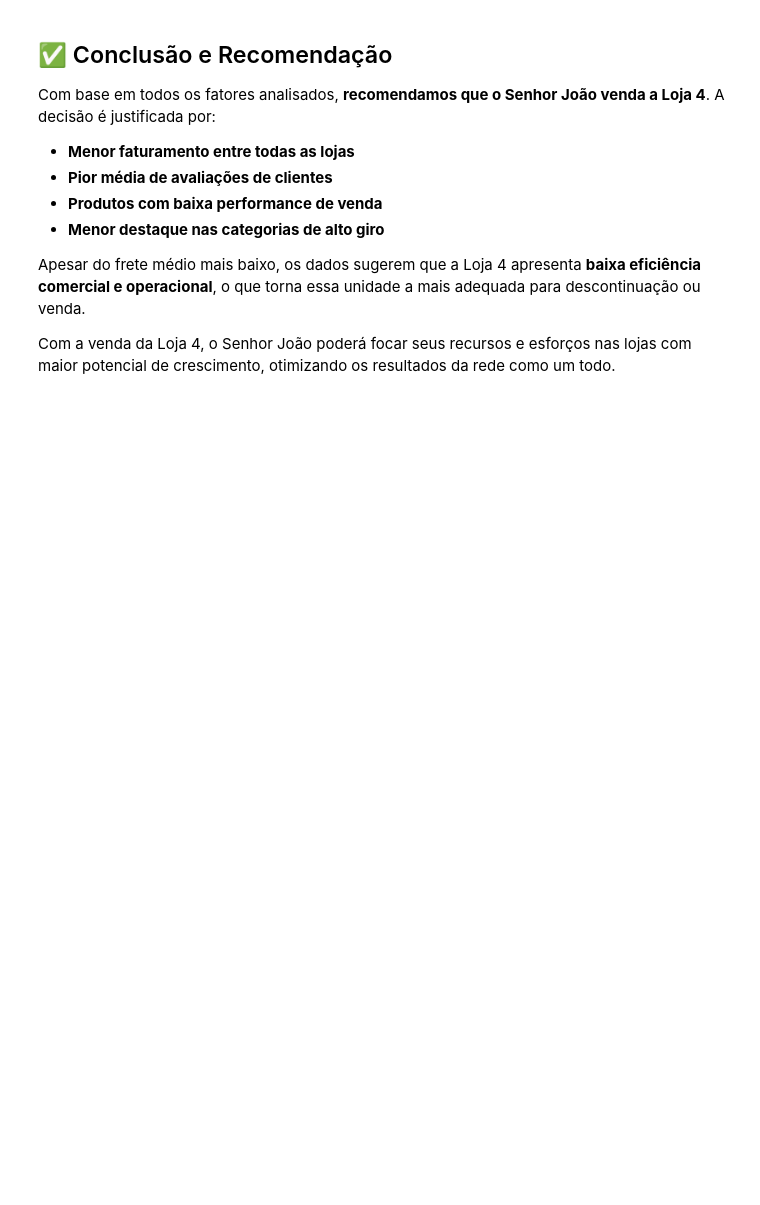
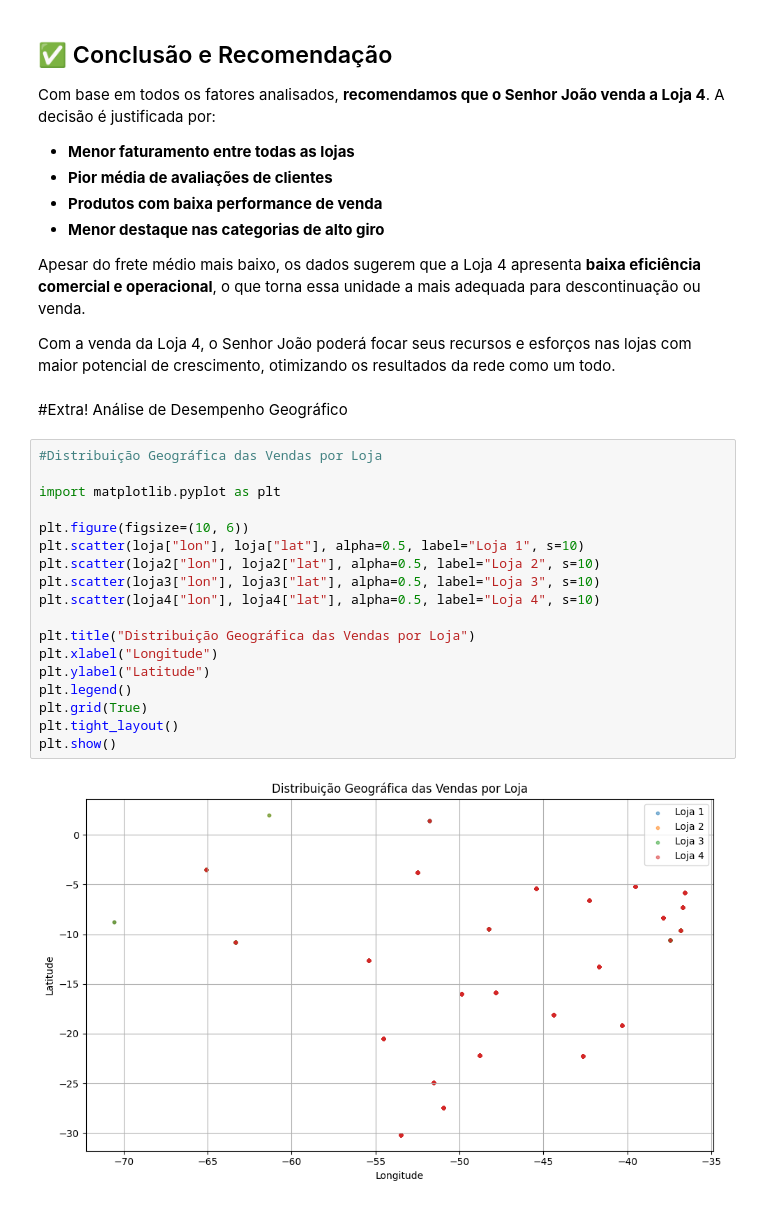
Before and after one commit to jorge218230/ChallengeAluraStore, a Jupyter notebook: AluraStoreBr_Jorge_Fernandes.ipynb, the cells around one changed output. Drawn from its saved outputs; the diff is of its cells as text; blank space fills up the shorter version.

Commit message:
Inclusão da Análise de Desempenho Geográfico

```diff
--- a/AluraStoreBr_Jorge_Fernandes.ipynb
+++ b/AluraStoreBr_Jorge_Fernandes.ipynb
@@ -462,3 +462,25 @@ Com base em todos os fatores analisados, **recomendamos que o Senhor João venda
 Apesar do frete médio mais baixo, os dados sugerem que a Loja 4 apresenta **baixa eficiência comercial e operacional**, o que torna essa unidade a mais adequada para descontinuação ou venda.
 
 Com a venda da Loja 4, o Senhor João poderá focar seus recursos e esforços nas lojas com maior potencial de crescimento, otimizando os resultados da rede como um todo.
+# %% [markdown]
+#Extra!  Análise de Desempenho Geográfico
+# %%
+#Distribuição Geográfica das Vendas por Loja
+
+import matplotlib.pyplot as plt
+
+plt.figure(figsize=(10, 6))
+plt.scatter(loja["lon"], loja["lat"], alpha=0.5, label="Loja 1", s=10)
+plt.scatter(loja2["lon"], loja2["lat"], alpha=0.5, label="Loja 2", s=10)
+plt.scatter(loja3["lon"], loja3["lat"], alpha=0.5, label="Loja 3", s=10)
+plt.scatter(loja4["lon"], loja4["lat"], alpha=0.5, label="Loja 4", s=10)
+
+plt.title("Distribuição Geográfica das Vendas por Loja")
+plt.xlabel("Longitude")
+plt.ylabel("Latitude")
+plt.legend()
+plt.grid(True)
+plt.tight_layout()
+plt.show()
+# %% [output]
+[figure, added]
```
